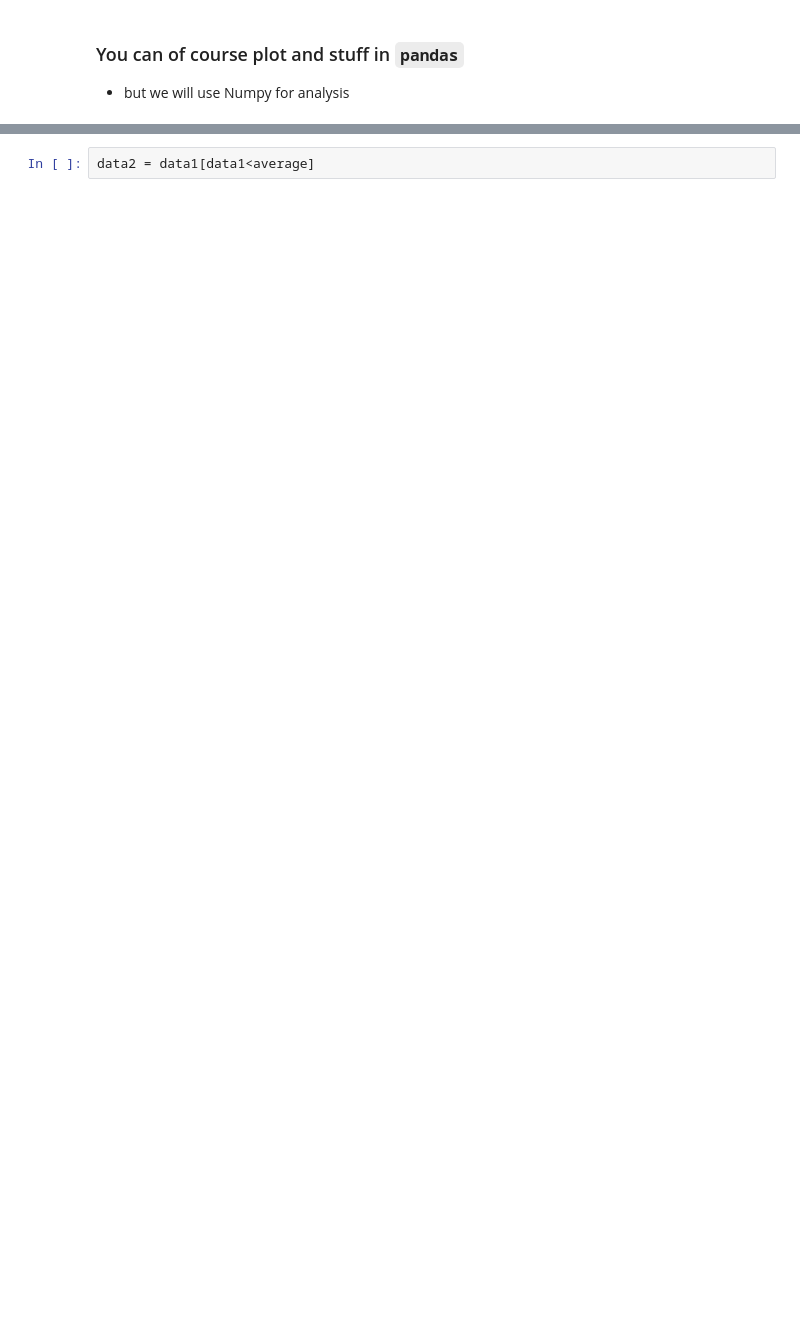
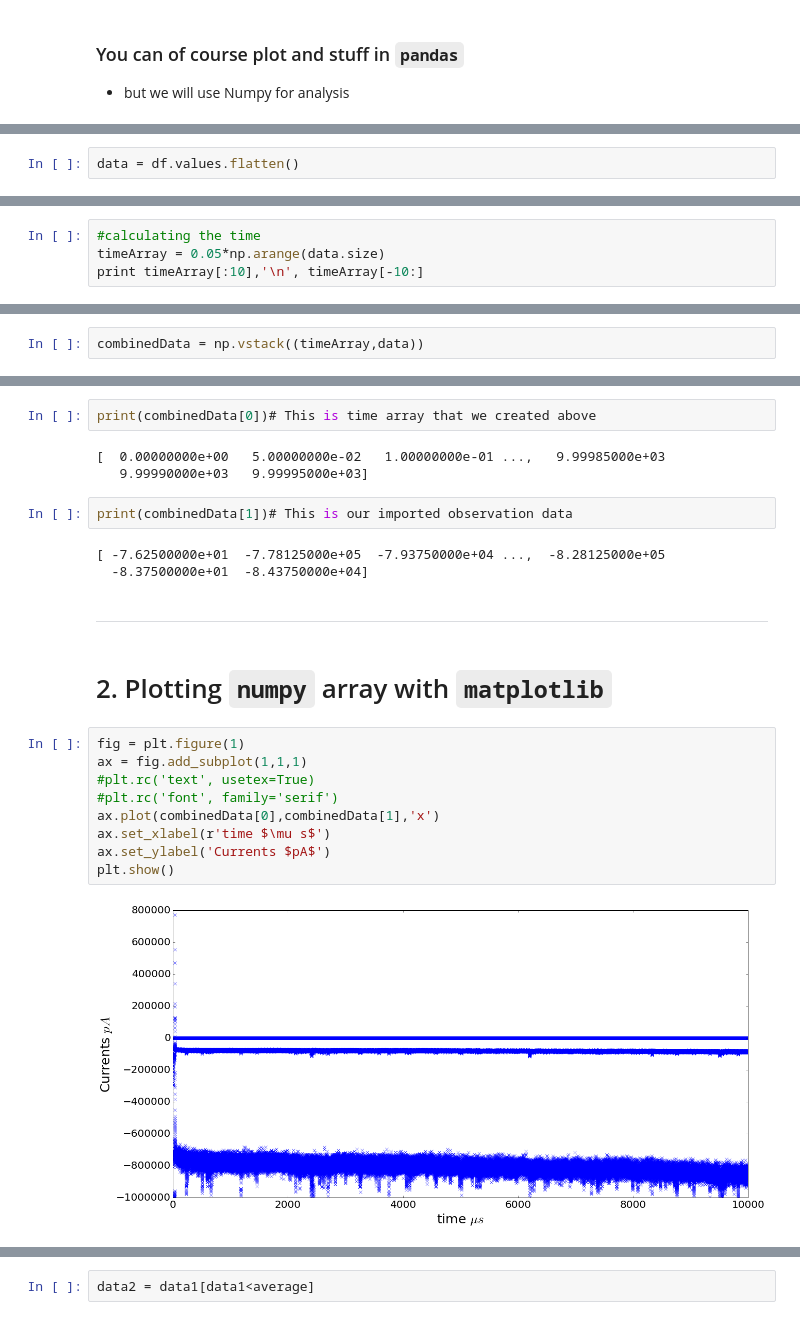
Before and after one commit to jamka1902/Python-Course, a Jupyter notebook: Data_analysis.ipynb, the cells around one changed output, grey strips where cells are left out. Cells and saved outputs as stored; diff of their text form; blank space fills up the shorter version.

```diff
--- a/Data_analysis.ipynb
+++ b/Data_analysis.ipynb
@@ -53,3 +84,5 @@ data = df.as_matrix(columns=['initial'])
+# %%
+data = df.values.flatten()
 # %%
 data
 # %% [output]
@@ -126,0 +98,4 @@ plt.show()
+# %%
+#calculating the time
+timeArray = 0.05*np.arange(data.size)
+print timeArray[:10],'\n', timeArray[-10:]
@@ -126,0 +108,2 @@ plt.show()
+# %%
+combinedData = np.vstack((timeArray,data))
@@ -126,0 +119,25 @@ plt.show()
+# %%
+print(combinedData[0])# This is time array that we created above
+# %% [output]
+[  0.00000000e+00   5.00000000e-02   1.00000000e-01 ...,   9.99985000e+03
+   9.99990000e+03   9.99995000e+03]
+# %%
+print(combinedData[1])# This is our imported observation data
+# %% [output]
+[ -7.62500000e+01  -7.78125000e+05  -7.93750000e+04 ...,  -8.28125000e+05
+  -8.37500000e+01  -8.43750000e+04]
+# %% [markdown]
+<hr style="height:3px;border:none;color:#333;background-color:#333;" />
+# %% [markdown]
+# 2. Plotting `numpy` array with `matplotlib`
+# %%
+fig = plt.figure(1)
+ax = fig.add_subplot(1,1,1)
+#plt.rc('text', usetex=True)
+#plt.rc('font', family='serif')
+ax.plot(combinedData[0],combinedData[1],'x')
+ax.set_xlabel(r'time $\mu s$')
+ax.set_ylabel('Currents $pA$')
+plt.show()
+# %% [output]
+[figure, added]
```
Also changed, not shown: parts of 83 cells of this notebook.
